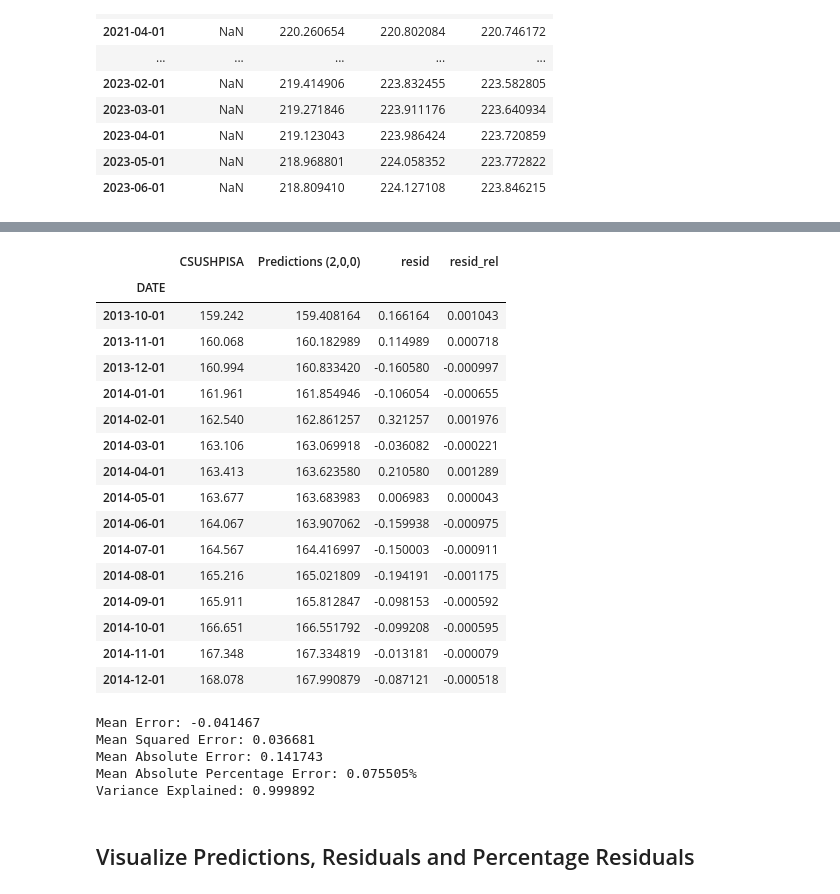
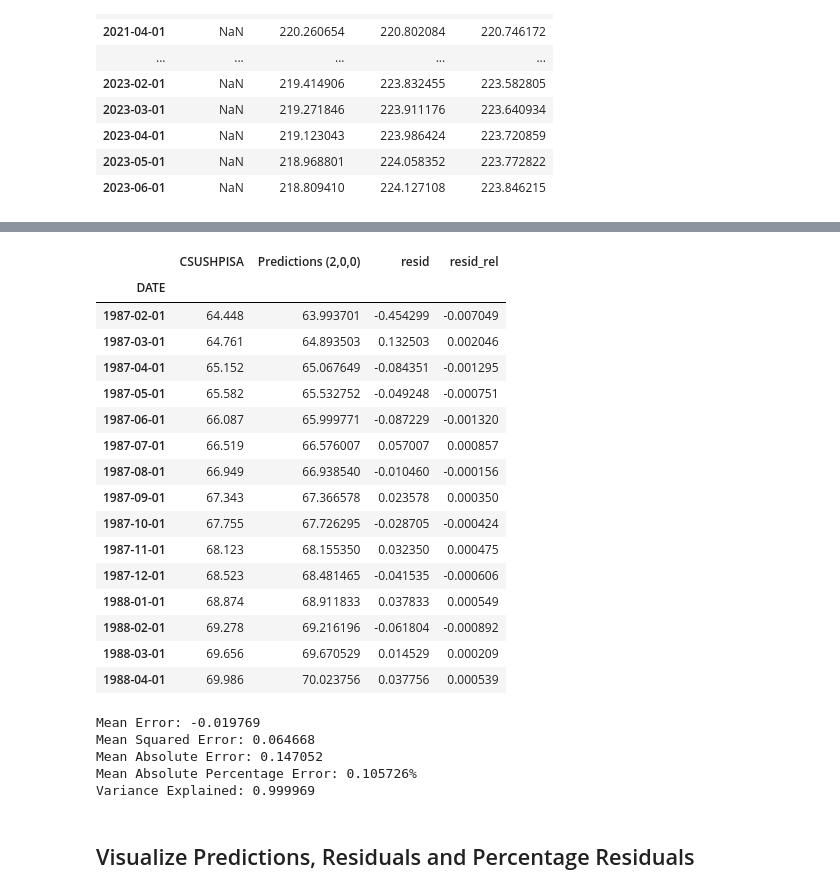
Before and after one commit to peparhugo/Econometrics_group_project, a Jupyter notebook: submission_1/univariate_time_series/Univariate Time Series.ipynb, the cells around one changed output, grey strips where cells are left out. Cells and saved outputs as stored; diff of their text form; code cells hidden in the pictures.

```diff
--- a/submission_1/univariate_time_series/Univariate Time Series.ipynb
+++ b/submission_1/univariate_time_series/Univariate Time Series.ipynb
@@ -387,29 +363,35 @@ for t in range(len(test)):
+# %%
+#set size of historical data and size of "future" data
+model = ARIMA(data['CSUSHPISA'].tolist(), order=(2,0,0))
+#fit model
+model_fit = model.fit()
 # %%
 #merge test data and 1 month incremental forecasts
-ppd_pred = test.copy()
-ppd_pred['Predictions (2,0,0)']=predictions
+ppd_pred = data.iloc[1:].copy()
+#in-sample predictions
+ppd_pred['Predictions (2,0,0)']=model_fit.predict()[1:]
 ppd_pred['resid']=ppd_pred['Predictions (2,0,0)']-ppd_pred['CSUSHPISA']
 ppd_pred['resid_rel']=ppd_pred['resid']/ppd_pred['CSUSHPISA']
 
 ppd_pred.head(15)
 # %% [output]
 |  | CSUSHPISA | Predictions (2,0,0) | resid | resid_rel |
 | DATE |  |  |  |  |
-| 2013-10-01 | 159.242 | 159.408164 | 0.166164 | 0.001043 |
-| 2013-11-01 | 160.068 | 160.182989 | 0.114989 | 0.000718 |
-| 2013-12-01 | 160.994 | 160.833420 | -0.160580 | -0.000997 |
-| 2014-01-01 | 161.961 | 161.854946 | -0.106054 | -0.000655 |
-| 2014-02-01 | 162.540 | 162.861257 | 0.321257 | 0.001976 |
-| 2014-03-01 | 163.106 | 163.069918 | -0.036082 | -0.000221 |
-| 2014-04-01 | 163.413 | 163.623580 | 0.210580 | 0.001289 |
-| 2014-05-01 | 163.677 | 163.683983 | 0.006983 | 0.000043 |
-| 2014-06-01 | 164.067 | 163.907062 | -0.159938 | -0.000975 |
-| 2014-07-01 | 164.567 | 164.416997 | -0.150003 | -0.000911 |
-| 2014-08-01 | 165.216 | 165.021809 | -0.194191 | -0.001175 |
-| 2014-09-01 | 165.911 | 165.812847 | -0.098153 | -0.000592 |
-| 2014-10-01 | 166.651 | 166.551792 | -0.099208 | -0.000595 |
-| 2014-11-01 | 167.348 | 167.334819 | -0.013181 | -0.000079 |
-| 2014-12-01 | 168.078 | 167.990879 | -0.087121 | -0.000518 |
+| 1987-02-01 | 64.448 | 63.993701 | -0.454299 | -0.007049 |
+| 1987-03-01 | 64.761 | 64.893503 | 0.132503 | 0.002046 |
+| 1987-04-01 | 65.152 | 65.067649 | -0.084351 | -0.001295 |
+| 1987-05-01 | 65.582 | 65.532752 | -0.049248 | -0.000751 |
+| 1987-06-01 | 66.087 | 65.999771 | -0.087229 | -0.001320 |
+| 1987-07-01 | 66.519 | 66.576007 | 0.057007 | 0.000857 |
+| 1987-08-01 | 66.949 | 66.938540 | -0.010460 | -0.000156 |
+| 1987-09-01 | 67.343 | 67.366578 | 0.023578 | 0.000350 |
+| 1987-10-01 | 67.755 | 67.726295 | -0.028705 | -0.000424 |
+| 1987-11-01 | 68.123 | 68.155350 | 0.032350 | 0.000475 |
+| 1987-12-01 | 68.523 | 68.481465 | -0.041535 | -0.000606 |
+| 1988-01-01 | 68.874 | 68.911833 | 0.037833 | 0.000549 |
+| 1988-02-01 | 69.278 | 69.216196 | -0.061804 | -0.000892 |
+| 1988-03-01 | 69.656 | 69.670529 | 0.014529 | 0.000209 |
+| 1988-04-01 | 69.986 | 70.023756 | 0.037756 | 0.000539 |
 # %%
 #performance metrics
 print('Mean Error: {:f}'.format(ppd_pred.resid.mean()))
@@ -425,11 +407,11 @@ print('Mean Absolute Percentage Error: {:f}%'.format(ppd_pred['resid_rel'].abs()
 print('Variance Explained: {:f}'.format(explained_variance_score(ppd_pred['CSUSHPISA'],
                                                                  ppd_pred['Predictions (2,0,0)'])))
 # %% [output]
-Mean Error: -0.041467
-Mean Squared Error: 0.036681
-Mean Absolute Error: 0.141743
-Mean Absolute Percentage Error: 0.075505%
-Variance Explained: 0.999892
+Mean Error: -0.019769
+Mean Squared Error: 0.064668
+Mean Absolute Error: 0.147052
+Mean Absolute Percentage Error: 0.105726%
+Variance Explained: 0.999969
 # %% [markdown]
 ## Visualize Predictions, Residuals and Percentage Residuals
 # %%
```
Also changed, not shown: parts of 8 cells of this notebook, 2 other files.
